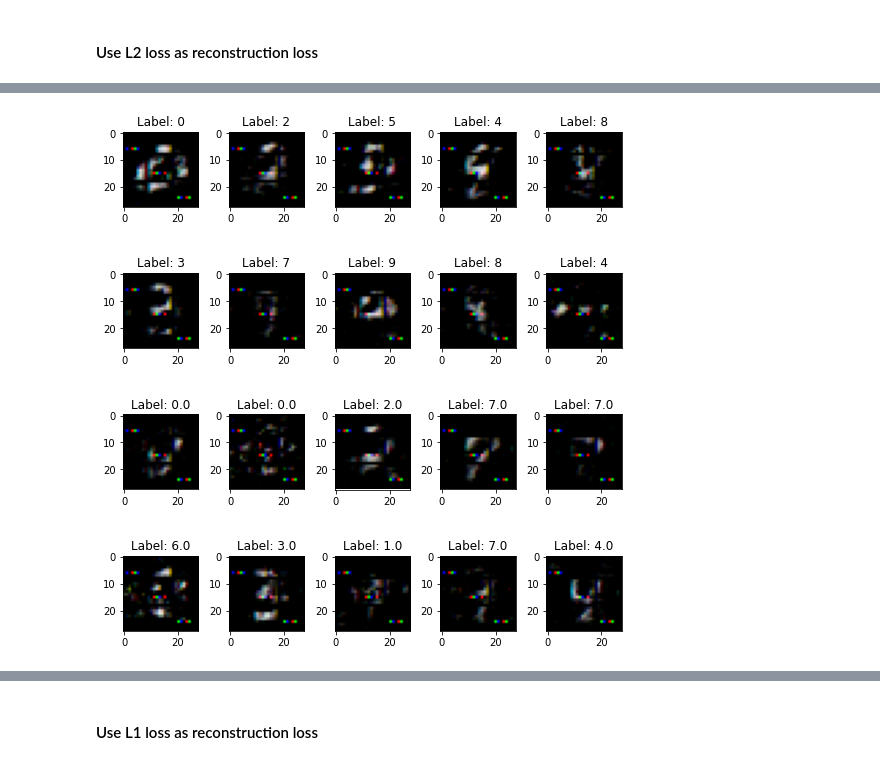
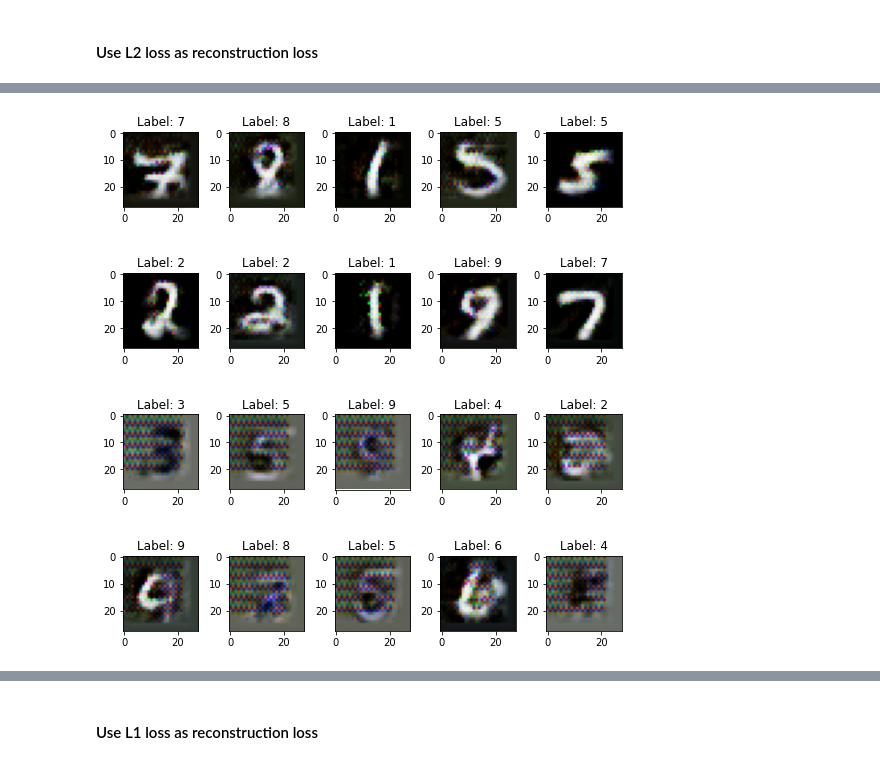
Before and after one commit to bochendong/unsupervised_domain_adaptation, a Jupyter notebook: dann_auto_encoder.ipynb, the cells around one changed output, grey strips where cells are left out. Saved outputs shown, nothing was run; the diff lists cells and outputs as text; code cells hidden in the pictures.

```diff
--- a/dann_auto_encoder.ipynb
+++ b/dann_auto_encoder.ipynb
@@ -331,12 +357,39 @@ def generate_image(net, source, target, epoches):
         target_inputs, target_label = Variable(target_inputs), Variable(target_label)
         _, _, reconstruct_target = net(input_data=target_inputs, alpha=alpha)
 
-        source_reconstrueted.extend(reconstruct_source.data.cpu().detach().numpy())
+        source_reconstrueted.extend(reconstruct_source.data.cpu().detach())
         source_label_lst.extend(source_label.cpu().detach().numpy())
-        target_reconstructed.extend(reconstruct_target.data.cpu().detach().numpy())
+        target_reconstructed.extend(reconstruct_target.data.cpu().detach())
         target_label_lst.extend(target_label.cpu().detach().numpy())
 
-    return np.array(source_reconstrueted), np.array(target_reconstructed), np.array(source_label_lst), np.array(target_label_lst)
+    return source_reconstrueted, target_reconstructed, source_label_lst, target_label_lst
+# %%
+def show_img(source, target, source_label, target_label):
+    num_row = 4
+    num_col = 5
+    num = 10
+    images = source[:num]
+    labels = source_label[:num]
+
+    fig, axes = plt.subplots(num_row, num_col, figsize=(1.5*num_col,2*num_row))
+    for i in range(num):
+        ax = axes[i//num_col, i%num_col]
+
+        image =  images[i].transpose(0,2).transpose(0,1)
+
+        ax.imshow(image, cmap='gray')
+        ax.set_title('Label: {}'.format(labels[i]))
+
+
+    images = target[:num]
+    labels = target_label[:num]
+    for i in range(10,20):
+        ax = axes[i//num_col, i%num_col]
+        image = images[i - 10].transpose(0,2).transpose(0,1)
+        ax.imshow(image, cmap='gray')
+        ax.set_title('Label: {}'.format(labels[i - 10]))
+    plt.tight_layout()
+    plt.show()
 # %% [markdown]
 #### Use L2 loss as reconstruction loss
 # %%
@@ -374,31 +440,5 @@ e: 200, sl: 0.957333, sd: 0.612467, tl: 0.764350, td: 0.610717
 # %%
-source_reconstrueted, target_reconstructed, source_label, target_label = generate_image(net, loader_source, loader_target, 200)
-
-source_tranformed_data = data_visualization.tsne(source_reconstrueted, 2, 0.1, type = "mnist")
-target_tranformed_data = data_visualization.tsne(target_reconstructed, 2, 0.1, type = "mnist-m")
+source_reconstrueted, target_reconstructed, source_label, target_label = generate_image(dauto_l2, loader_source, loader_target, 200)
+show_img(source_reconstrueted, target_reconstructed, source_label, target_label)
+# %% [output]
+[figure, added]
-# %%
-num_row = 4
-num_col = 5
-num = 10
-images = source_reconstrueted[:num]
-labels = source_label[:num]
-
-fig, axes = plt.subplots(num_row, num_col, figsize=(1.5*num_col,2*num_row))
-for i in range(num):
-    ax = axes[i//num_col, i%num_col]
-    image = images[i - 10].reshape(28,28,3)
-    ax.imshow(image, cmap='gray')
-    ax.set_title('Label: {}'.format(labels[i]))
-
-
-images = target_reconstructed[:num]
-labels = target_label[:num]
-for i in range(10,20):
-    ax = axes[i//num_col, i%num_col]
-    image = images[i - 10].reshape(28,28,3)
-    ax.imshow(image, cmap='gray')
-    ax.set_title('Label: {}'.format(labels[i - 10]))
-plt.tight_layout()
-plt.show()
-# %% [output]
-[figure, removed]
```
Also changed, not shown: parts of 45 cells of this notebook, 12 other files.
